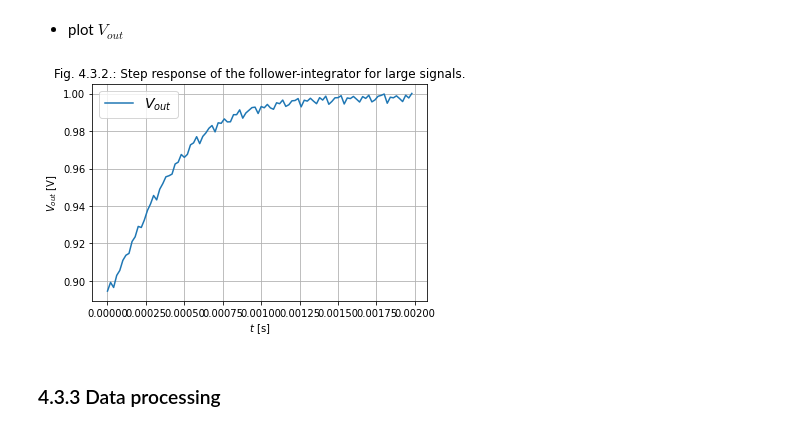
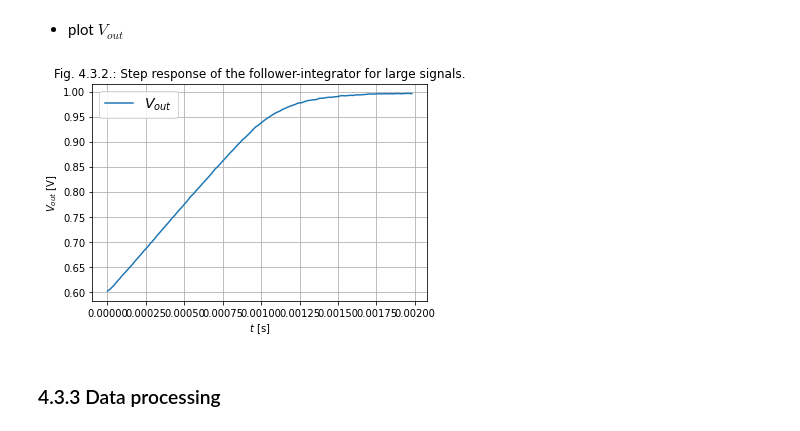
Before and after one commit to pbonazzi/21-10-neuromorphic-engineering, a Jupyter notebook: lab/2021_Lab06_4.9_Pietro_Bonazzi.ipynb, the cells around one changed output. Saved outputs shown, nothing was run; the diff lists cells and outputs as text; code cells hidden in the pictures.

```diff
--- a/lab/2021_Lab06_4.9_Pietro_Bonazzi.ipynb
+++ b/lab/2021_Lab06_4.9_Pietro_Bonazzi.ipynb
@@ -515,18 +480,18 @@ np.savetxt('Lab6_data_432.csv', data_ex_4_3_2, delimiter=',')
 # %%
 import matplotlib.pyplot as plt
 import numpy as np
 
-Vout_ex_4_3_2 = np.loadtxt('Lab6_data_432.csv', delimiter=',')
+Vout_ex_4_3_2 = np.loadtxt('data/06_integrator_circuits/Lab6_data_432.csv', delimiter=',')
 t=np.arange(0,len(Vout_ex_4_3_2))*0.00002
 plt.plot(t[:100], Vout_ex_4_3_2[:100])
 plt.xlabel('$t$ [s]')
 plt.ylabel('$V_{out}$ [V]')
 plt.legend(['$V_{out}$'],prop={'size': 14})
 plt.title('Fig. 4.3.2.: Step response of the follower-integrator for large signals.')
 plt.grid()
 plt.show()
 # %% [output]
-[figure, old version]
+[figure, new version]
 # %% [markdown]
 ### 4.3.3 Data processing
 # %% [markdown]
```
Also changed, not shown: parts of 31 cells of this notebook, 14 other files.
